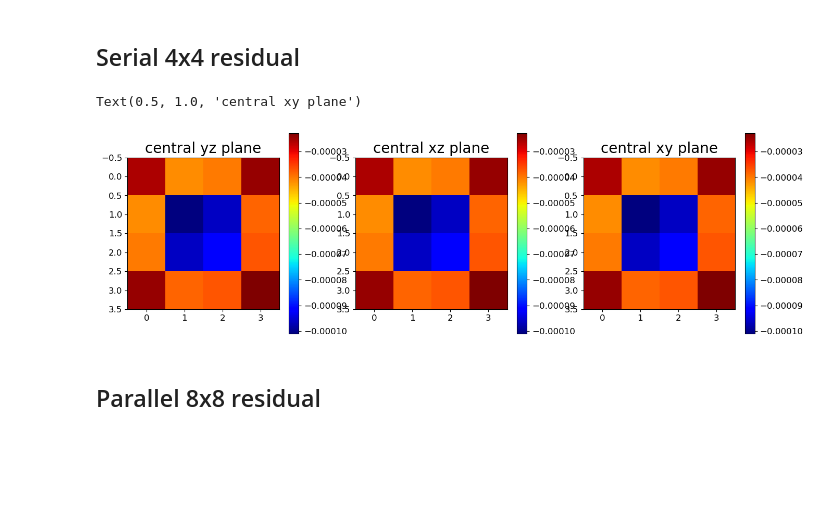
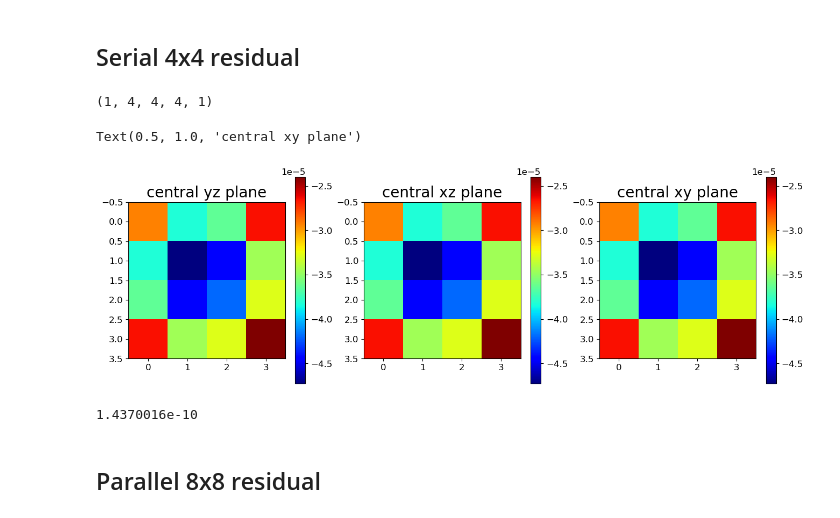
Before and after one commit to shuheng-mo/simultas, a Jupyter notebook: examples/master/parallel_multigrid_3D.ipynb, the cells around one changed output. Drawn from its saved outputs; the diff is of its cells as text; code cells hidden in the pictures; blank space fills up the shorter version.

Commit message:
updated multi-halo layers

```diff
--- a/examples/master/parallel_multigrid_3D.ipynb
+++ b/examples/master/parallel_multigrid_3D.ipynb
@@ -1217,22 +1239,29 @@ Text(0.5, 1.0, 'central xy plane')
 ## Serial 4x4 residual
 # %%
 # Here we will check the solution of w4,8,16,32,64,128 prolongation
+w_4 = np.load('serial_out/serial_AD_multigrid_3D_w4.npy')
+print(w_4.shape)
 fig, ax = plt.subplots(1,3, figsize=[16,5])
 plt.subplot(1,3,1)
 plt.imshow(w_4[0,:,:,0,0], cmap='jet')
 plt.colorbar()
 plt.title('central yz plane',fontsize=20)
 plt.subplot(1,3,2)
 plt.imshow(w_4[0,:,0,:,0], cmap='jet')
 plt.colorbar()
 plt.title('central xz plane',fontsize=20)
 plt.subplot(1,3,3)
 plt.imshow(w_4[0,0,:,:,0], cmap='jet')
 plt.colorbar()
 plt.title('central xy plane',fontsize=20)
 # %% [output]
-Text(0.5, 1.0, 'central xy plane')
+(1, 4, 4, 4, 1)
+Text(0.5, 1.0, 'central xy plane')
-[figure, old version]
+[figure, new version]
+# %%
+np.sum(np.abs(w_4.squeeze() - parallel_8_res.squeeze()))
+# %% [output]
+1.4370016e-10
 # %% [markdown]
 ## Parallel 8x8 residual
 # %%
```
Also changed, not shown: parts of 35 cells of this notebook, 9 other files.
